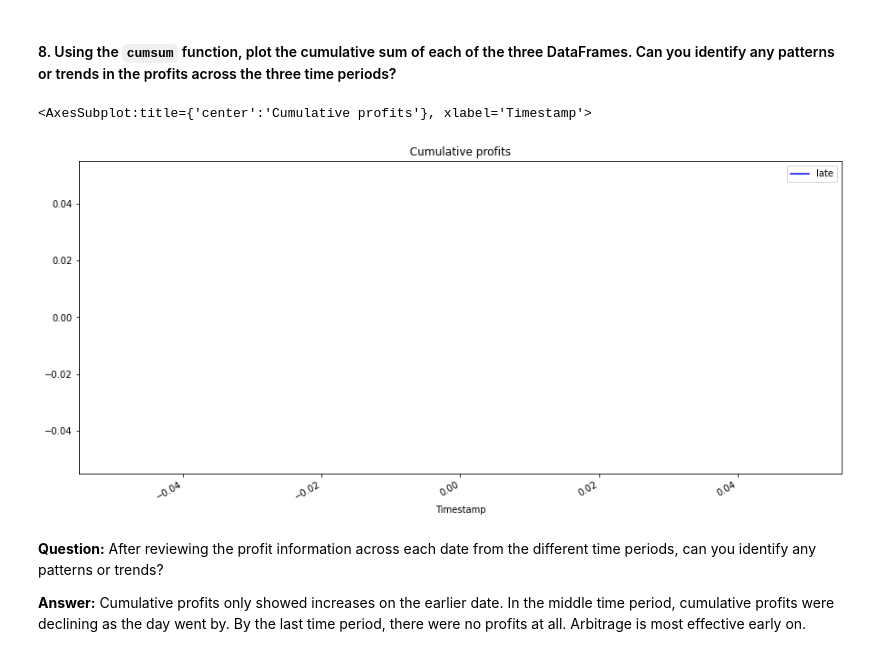
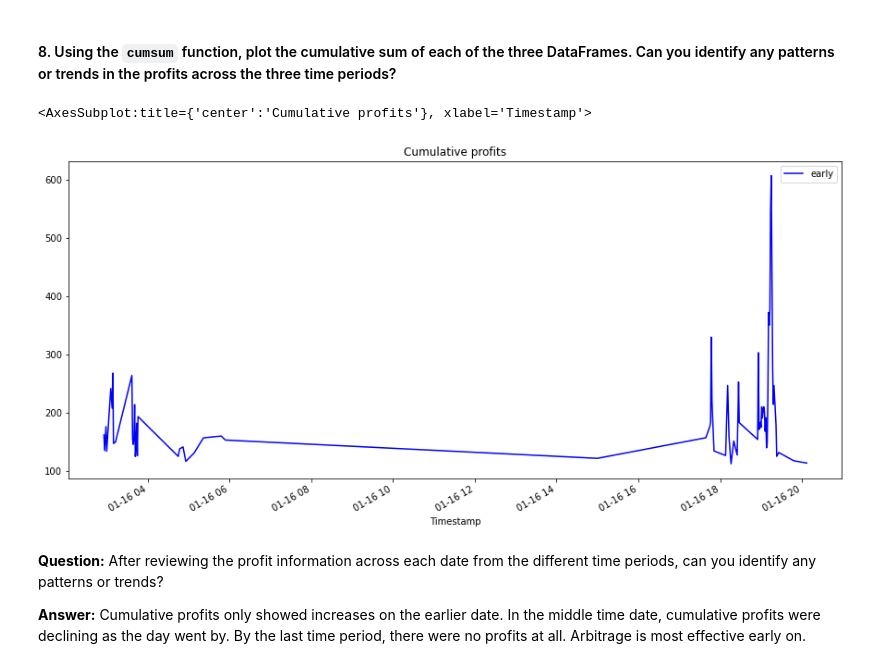
Before and after one commit to winniemei/Fintech2022, a Jupyter notebook: Assignment3/crypto_arbitrage.ipynb, the cells around one changed output. Cells and saved outputs as stored; diff of their text form; code cells hidden in the pictures.

```diff
--- a/Assignment3/crypto_arbitrage.ipynb
+++ b/Assignment3/crypto_arbitrage.ipynb
@@ -591,13 +591,13 @@ cumulative_profit_middle = profit_per_trade_middle.cumsum()
 cumulative_profit_late = profit_per_trade_late.cumsum()
 # %%
 # Plot the cumulative sum of profits for the early profit per trade DataFrame
-# profit_per_trade_early.plot(legend=True, figsize=(15,7), title='Cumulative profits', color='blue', label='early')
+profit_per_trade_early.plot(legend=True, figsize=(15,7), title='Cumulative profits', color='blue', label='early')
 # profit_per_trade_middle.plot(legend=True, figsize=(15,7), title='Cumulative profits', color='blue', label='middle')
 # profit_per_trade_late.plot(legend=True, figsize=(15,7), title='Cumulative profits', color='blue', label='late')
 # %% [output]
 <AxesSubplot:title={'center':'Cumulative profits'}, xlabel='Timestamp'>
-[figure, old version]
+[figure, new version]
 # %% [markdown]
 **Question:** After reviewing the profit information across each date from the different time periods, can you identify any patterns or trends?
 
-**Answer:** Cumulative profits only showed increases on the earlier date. In the middle time period, cumulative profits were declining as the day went by. By the last time period, there were no profits at all. Arbitrage is most effective early on.
+**Answer:** Cumulative profits only showed increases on the earlier date. In the middle time date, cumulative profits were declining as the day went by. By the last time period, there were no profits at all. Arbitrage is most effective early on.
```
